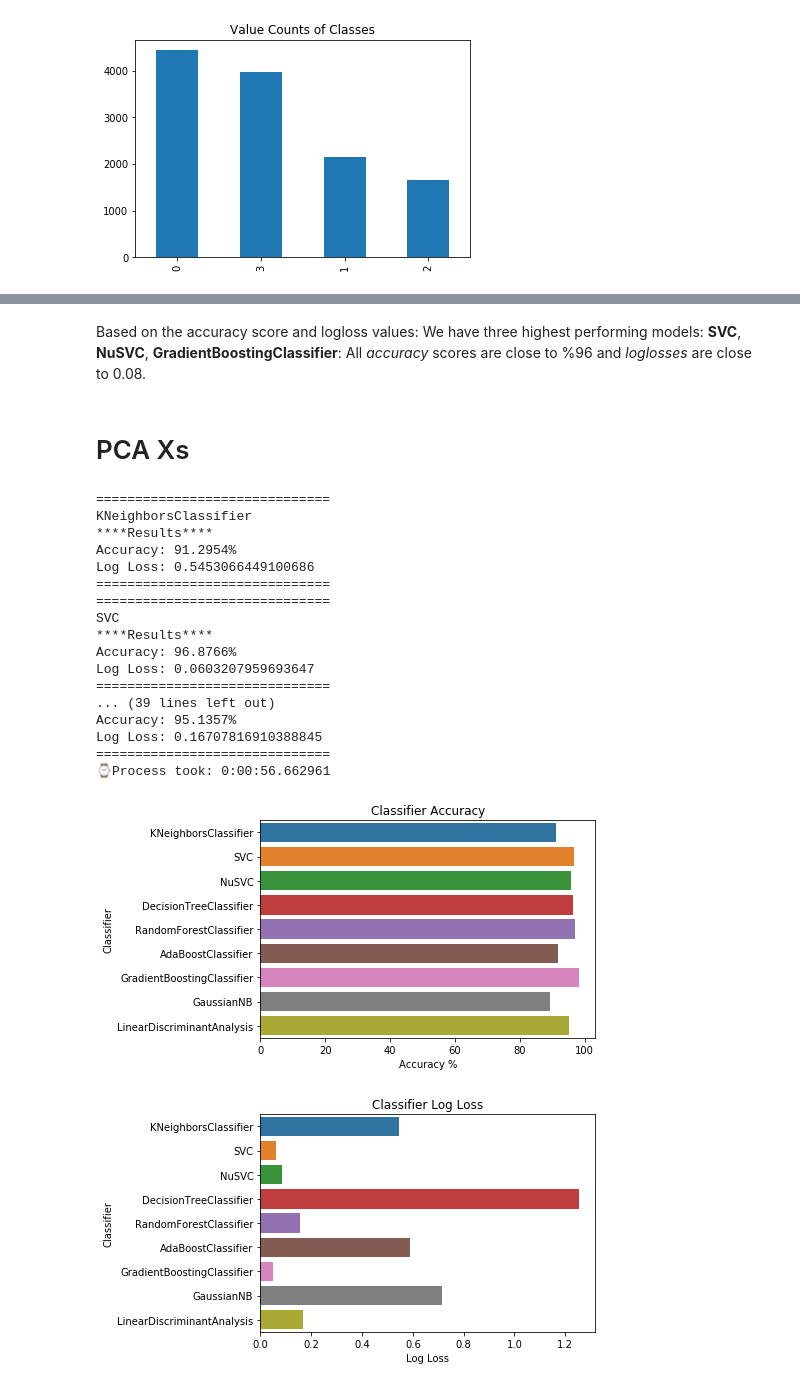
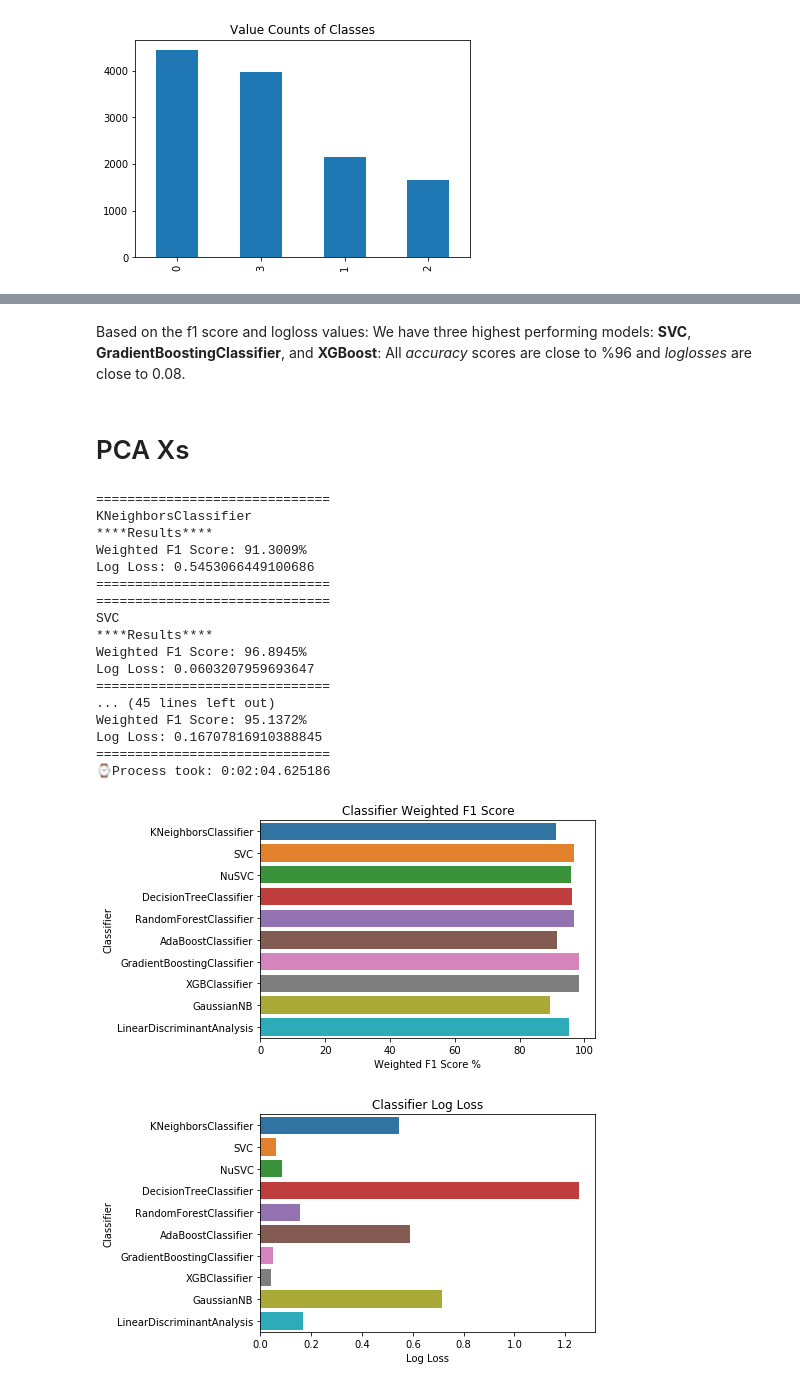
Before and after one commit to YM88/online_shoppers_intention, a Jupyter notebook: 004_CLASSIFICATION.ipynb, the cells around one changed output, grey strips where cells are left out. Cells and saved outputs as stored; diff of their text form; code cells hidden in the pictures.

Commit message:
classification done using xgboostgs

```diff
--- a/004_CLASSIFICATION.ipynb
+++ b/004_CLASSIFICATION.ipynb
@@ -64,10 +65,11 @@ classifiers = [
    RandomForestClassifier(class_weight='balanced',random_state=42),
    AdaBoostClassifier(random_state=42),
    GradientBoostingClassifier(n_estimators=100, random_state=42),
+   XGBClassifier(random_state=42),
    GaussianNB(),
    LinearDiscriminantAnalysis()]
 
-log_cols=["Classifier", "Accuracy", "Log Loss"]
+log_cols=["Classifier", "Weighted F1 Score", "Log Loss"]
 
 log = pd.DataFrame(columns=log_cols)
 for clf in classifiers:
@@ -77,8 +79,8 @@ for clf in classifiers:
     print(name)
     print('****Results****')
     train_predictions = clf.predict(X_val)
-    acc = accuracy_score(y_val, train_predictions)
-    print("Accuracy: {:.4%}".format(acc))
+    acc = f1_score(y_val, train_predictions, average='weighted')
+    print("Weighted F1 Score: {:.4%}".format(acc))
     train_predictions = clf.predict_proba(X_val)
     ll = log_loss(y_val, train_predictions)
     print("Log Loss: {}".format(ll))
@@ -89,9 +91,9 @@ for clf in classifiers:
 t2 = datetime.datetime.now() - t1
 print('⌚Process took:', t2)
 
-sns.barplot(x='Accuracy', y='Classifier', data=log)
-plt.xlabel('Accuracy %')
-plt.title('Classifier Accuracy')
+sns.barplot(x='Weighted F1 Score', y='Classifier', data=log)
+plt.xlabel('Weighted F1 Score %')
+plt.title('Classifier Weighted F1 Score')
 plt.show()
 sns.barplot(x='Log Loss', y='Classifier', data=log)
 plt.xlabel('Log Loss')
@@ -120,5 +122,5 @@ Log Loss: 0.26201481285559036
 # %% [markdown]
-Based on the accuracy score and logloss values: We have three highest performing models: **SVC**, **NuSVC**, **GradientBoostingClassifier**: All *accuracy* scores are close to %96 and *loglosses* are close to 0.08.
+Based on the f1 score and logloss values: We have three highest performing models: **SVC**, **GradientBoostingClassifier**, and **XGBoost**: All *accuracy* scores are close to %96 and *loglosses* are close to 0.08.
 # %% [markdown]
 # PCA Xs
 # %%
@@ -141,10 +143,11 @@ classifiers = [
    RandomForestClassifier(class_weight='balanced',random_state=42),
    AdaBoostClassifier(random_state=42),
    GradientBoostingClassifier(n_estimators=100, random_state=42),
+   XGBClassifier(random_state=42),
    GaussianNB(),
    LinearDiscriminantAnalysis()]
 
-log_cols=["Classifier", "Accuracy", "Log Loss"]
+log_cols=["Classifier", "Weighted F1 Score", "Log Loss"]
 
 log = pd.DataFrame(columns=log_cols)
 for clf in classifiers:
@@ -154,46 +157,46 @@ for clf in classifiers:
     print(name)
     print('****Results****')
     train_predictions = clf.predict(X_pca_val)
-    acc = accuracy_score(y_pca_val, train_predictions)
-    print("Accuracy: {:.4%}".format(acc))
+    acc = f1_score(y_val, train_predictions, average='weighted')
+    print("Weighted F1 Score: {:.4%}".format(acc))
     train_predictions = clf.predict_proba(X_pca_val)
     ll = log_loss(y_pca_val, train_predictions)
     print("Log Loss: {}".format(ll))
     log_entry = pd.DataFrame([[name, acc*100, ll]], columns=log_cols)
     log = log.append(log_entry)
     print("="*30)#sns.set_color_codes("muted")
 
 t2 = datetime.datetime.now() - t1
 print('⌚Process took:', t2)
 
-sns.barplot(x='Accuracy', y='Classifier', data=log)
-plt.xlabel('Accuracy %')
-plt.title('Classifier Accuracy')
+sns.barplot(x='Weighted F1 Score', y='Classifier', data=log)
+plt.xlabel('Weighted F1 Score %')
+plt.title('Classifier Weighted F1 Score')
 plt.show()
 sns.barplot(x='Log Loss', y='Classifier', data=log)
 plt.xlabel('Log Loss')
 plt.title('Classifier Log Loss')
 plt.show()
 # %% [output]
 ==============================
 KNeighborsClassifier
 ****Results****
-Accuracy: 91.2954%
+Weighted F1 Score: 91.3009%
 Log Loss: 0.5453066449100686
 ==============================
 ==============================
 SVC
 ****Results****
-Accuracy: 96.8766%
+Weighted F1 Score: 96.8945%
 Log Loss: 0.0603207959693647
 ==============================
-... (39 lines left out)
-Accuracy: 95.1357%
+... (45 lines left out)
+Weighted F1 Score: 95.1372%
 Log Loss: 0.16707816910388845
 ==============================
-⌚Process took: 0:00:56.662961
+⌚Process took: 0:02:04.625186
-[figure, old version]
+[figure, new version]
-[figure, old version]
+[figure, new version]
 # %% [markdown]
 # Results Comparison
 
```
Also changed, not shown: parts of 24 cells of this notebook, 3 other files.
